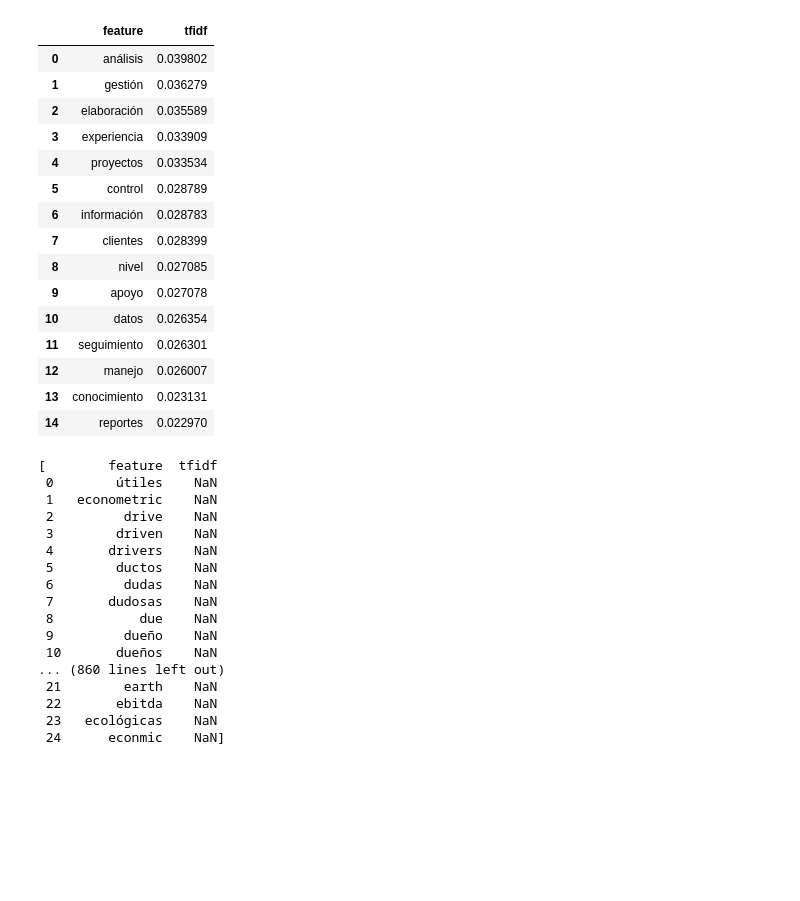
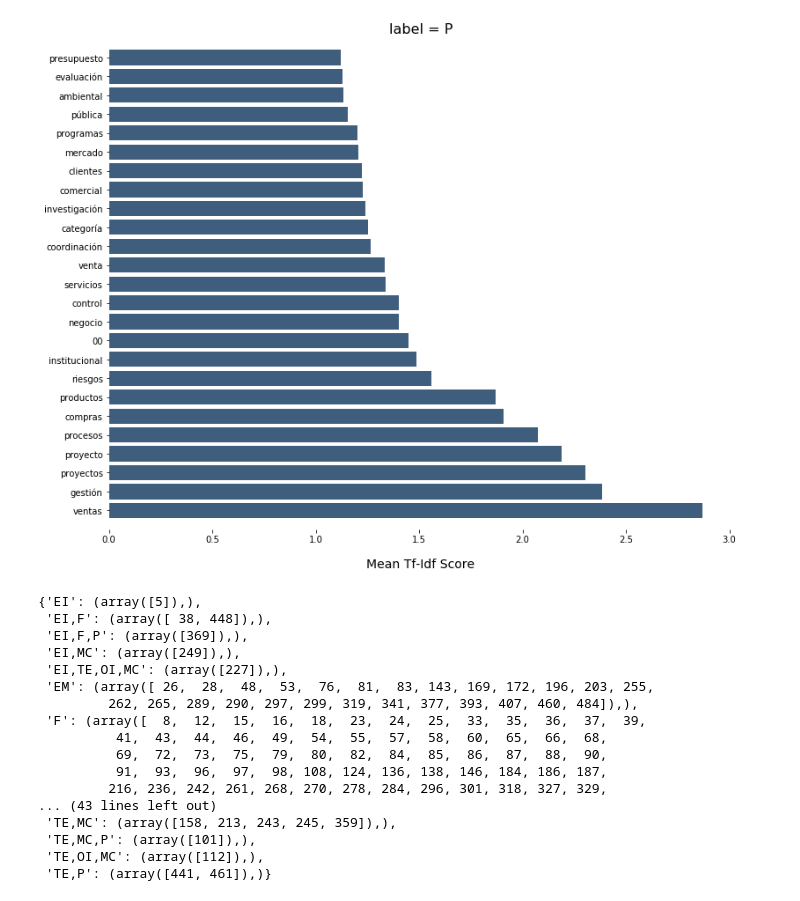
Before and after one commit to Howl24/Observatorio-Laboral, a Jupyter notebook: tfidf review.ipynb, the cells around one changed output. Saved outputs shown, nothing was run; the diff lists cells and outputs as text; code cells hidden in the pictures; blank space fills up the shorter version.

Commit message:
Add functions to check tfidf mean values

```diff
--- a/tfidf review.ipynb
+++ b/tfidf review.ipynb
@@ -75,21 +115,3 @@ def top_mean_feats(Xtr, features, grp_ids=None, min_tfidf=0.1, top_n=25):
-# %%
-top_mean_feats(Xtr, features, min_tfidf=0, top_n=15)
-# %% [output]
-|  | feature | tfidf |
-| 0 | análisis | 0.039802 |
-| 1 | gestión | 0.036279 |
-| 2 | elaboración | 0.035589 |
-| 3 | experiencia | 0.033909 |
-| 4 | proyectos | 0.033534 |
-| 5 | control | 0.028789 |
-| 6 | información | 0.028783 |
-| 7 | clientes | 0.028399 |
-| 8 | nivel | 0.027085 |
-| 9 | apoyo | 0.027078 |
-| 10 | datos | 0.026354 |
-| 11 | seguimiento | 0.026301 |
-| 12 | manejo | 0.026007 |
-| 13 | conocimiento | 0.023131 |
-| 14 | reportes | 0.022970 |
 # %%
-y = [",".join(labels) for labels in y]
+y = np.array([",".join(labels) for labels in offer_classes])
+dfs = top_feats_by_class(Xtr, y, features, min_tfidf=0.12)
@@ -108,20 +118,4 @@ def top_feats_by_class(Xtr, y, features, min_tfidf=0.1, top_n=25):
-# %%
-top_feats_by_class(Xtr, y, features)
-# %% [output]
-[        feature  tfidf
- 0        útiles    NaN
- 1   econometric    NaN
- 2         drive    NaN
- 3        driven    NaN
- 4       drivers    NaN
- 5        ductos    NaN
- 6         dudas    NaN
- 7       dudosas    NaN
- 8           due    NaN
- 9         dueño    NaN
- 10       dueños    NaN
-... (860 lines left out)
- 21        earth    NaN
- 22       ebitda    NaN
- 23   ecológicas    NaN
- 24      econmic    NaN]
+# %%
+plot_tfidf_classfeats_h([dfs[25]])
+# %% [output]
+[figure, added]
@@ -127,0 +128,20 @@ top_feats_by_class(Xtr, y, features)
+# %%
+ids_by_label
+# %% [output]
+{'EI': (array([5]),),
+ 'EI,F': (array([ 38, 448]),),
+ 'EI,F,P': (array([369]),),
+ 'EI,MC': (array([249]),),
+ 'EI,TE,OI,MC': (array([227]),),
+ 'EM': (array([ 26,  28,  48,  53,  76,  81,  83, 143, 169, 172, 196, 203, 255,
+         262, 265, 289, 290, 297, 299, 319, 341, 377, 393, 407, 460, 484]),),
+ 'F': (array([  8,  12,  15,  16,  18,  23,  24,  25,  33,  35,  36,  37,  39,
+          41,  43,  44,  46,  49,  54,  55,  57,  58,  60,  65,  66,  68,
+          69,  72,  73,  75,  79,  80,  82,  84,  85,  86,  87,  88,  90,
+          91,  93,  96,  97,  98, 108, 124, 136, 138, 146, 184, 186, 187,
+         216, 236, 242, 261, 268, 270, 278, 284, 296, 301, 318, 327, 329,
+... (43 lines left out)
+ 'TE,MC': (array([158, 213, 243, 245, 359]),),
+ 'TE,MC,P': (array([101]),),
+ 'TE,OI,MC': (array([112]),),
+ 'TE,P': (array([441, 461]),)}
```
Also changed, not shown: parts of 9 cells of this notebook, 1 other file.
